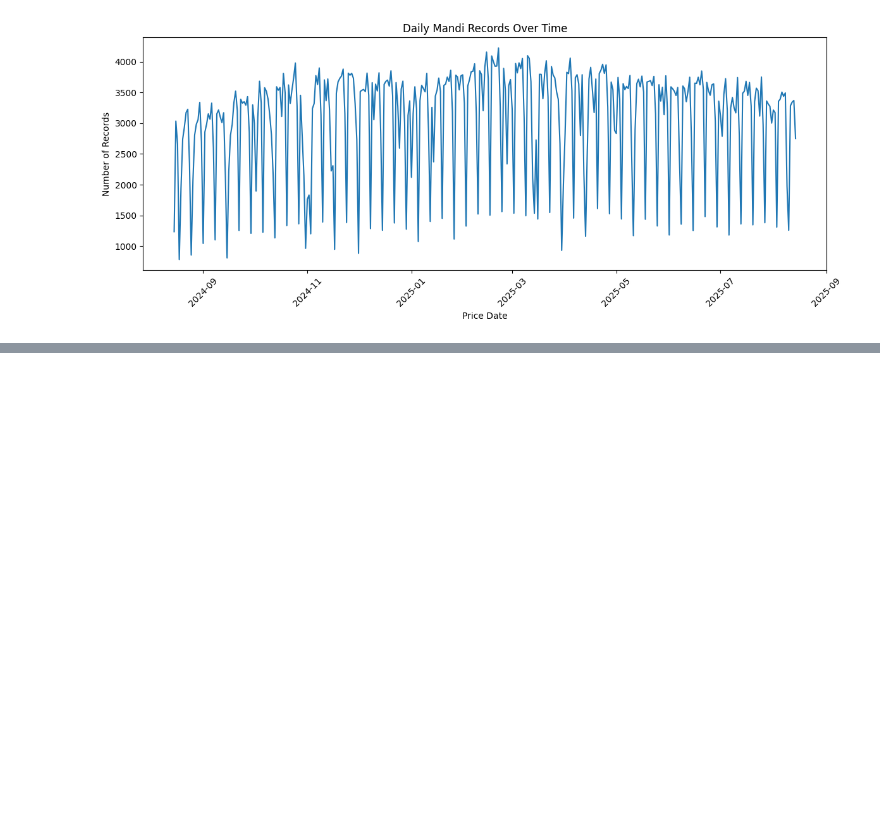
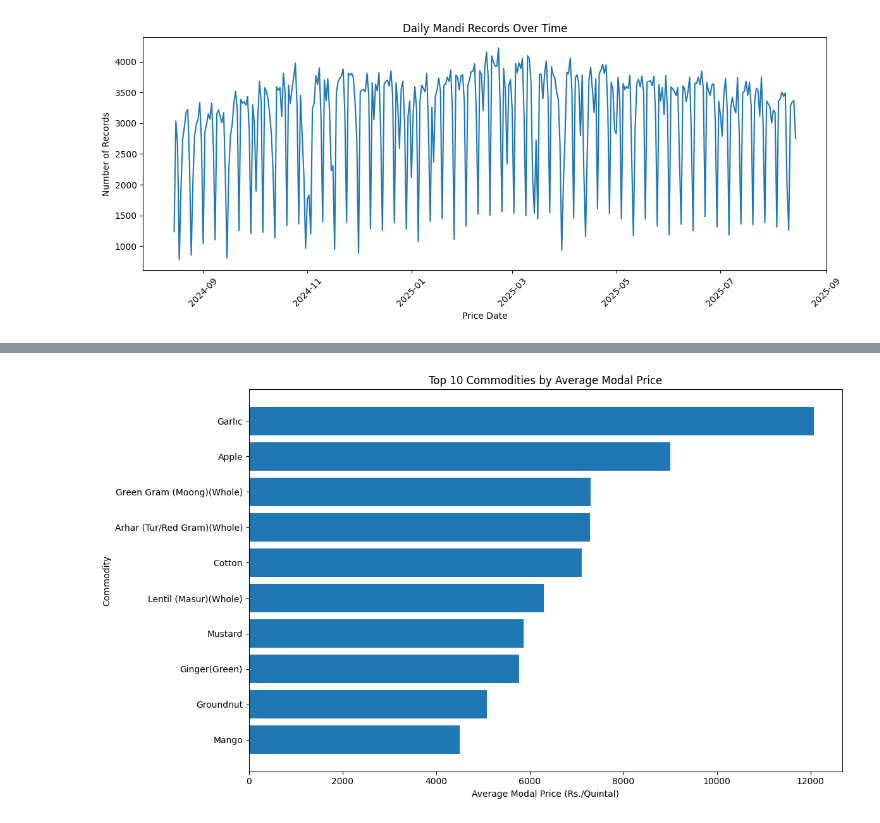
Before and after one commit to Sariq241/agribusiness-data-analysis-internship, a Jupyter notebook: Notebooks/agribusiness_analysis.ipynb, the cells around one changed output, grey strips where cells are left out. Saved outputs shown, nothing was run; the diff lists cells and outputs as text; code cells hidden in the pictures; blank space fills up the shorter version.

```diff
--- a/Notebooks/agribusiness_analysis.ipynb
+++ b/Notebooks/agribusiness_analysis.ipynb
@@ -1474,0 +1702,30 @@ plt.show()
+# %%
+
+import pandas as pd
+price_comparison_df = mandi_clean.copy()
+price_comparison_df["Modal Price (Rs./Quintal)"] = pd.to_numeric(
+    price_comparison_df["Modal Price (Rs./Quintal)"],
+    errors="coerce"
+)
+price_comparison_df = price_comparison_df.dropna(
+    subset=["Commodity", "Modal Price (Rs./Quintal)"]
+)
+crop_price_summary = (
+    price_comparison_df.groupby("Commodity")["Modal Price (Rs./Quintal)"]
+    .agg(["mean", "median", "min", "max", "count"])
+    .reset_index()
+)
+crop_price_summary.columns = [
+    "Commodity",
+    "Average_Price",
+    "Median_Price",
+    "Minimum_Price",
+    "Maximum_Price",
+    "Record_Count"
+]
+crop_price_summary = crop_price_summary.sort_values(
+    "Average_Price", ascending=False
+).reset_index(drop=True)
+
+display(crop_price_summary.head(15).round(2))
+print("\nTotal commodities:", crop_price_summary["Commodity"].nunique())
@@ -1474,0 +1750,17 @@ plt.show()
+# %%
+top_10_crops = crop_price_summary.head(10).sort_values(
+    "Average_Price", ascending=True
+)
+plt.figure(figsize=(12, 7))
+plt.barh(
+    top_10_crops["Commodity"],
+    top_10_crops["Average_Price"]
+)
+plt.xlabel("Average Modal Price (Rs./Quintal)")
+plt.ylabel("Commodity")
+plt.title("Top 10 Commodities by Average Modal Price")
+
+plt.tight_layout()
+plt.show()
+# %% [output]
+[figure, added]
```
Also changed, not shown: parts of 82 cells of this notebook, 1 other file.
